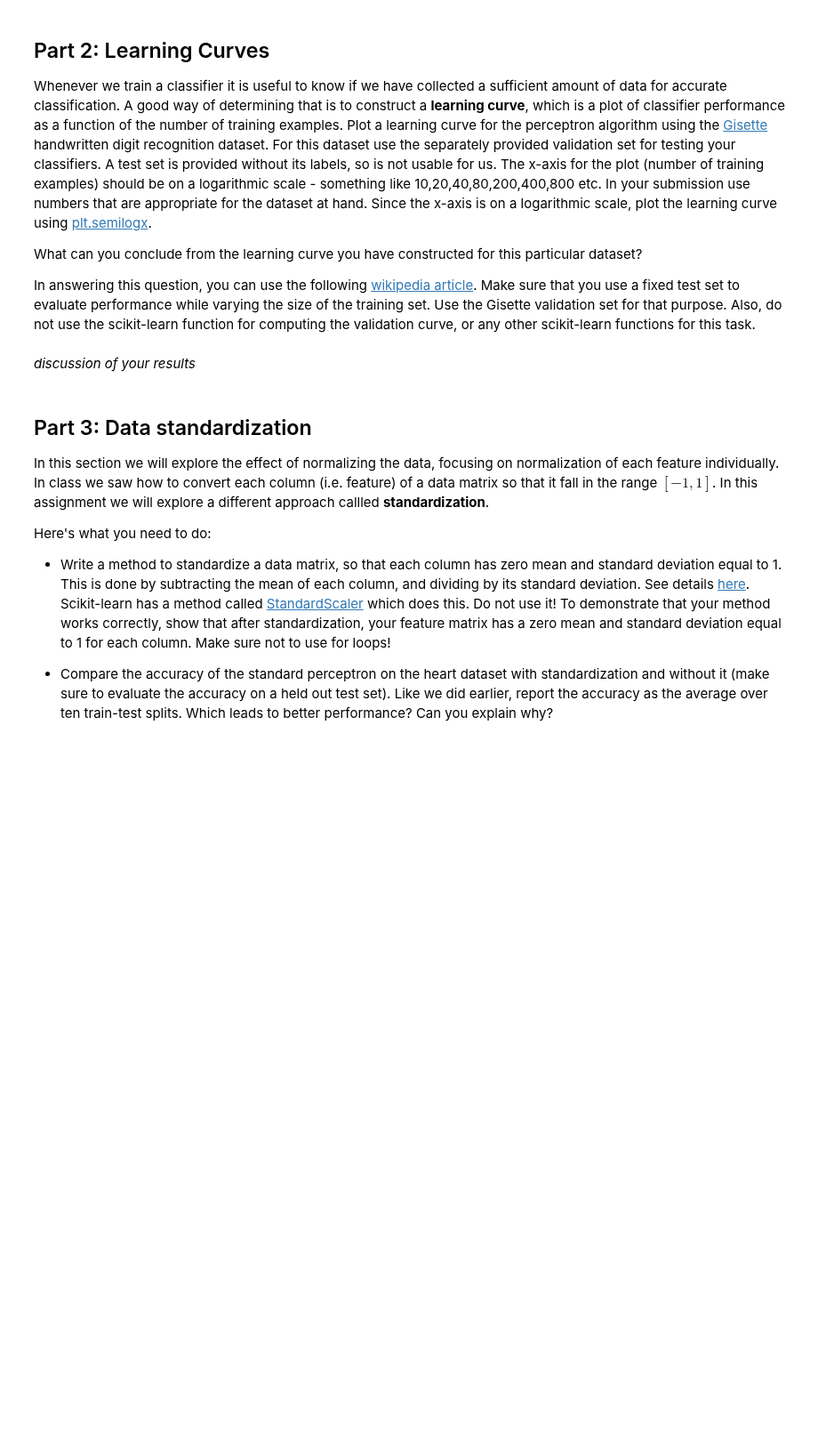
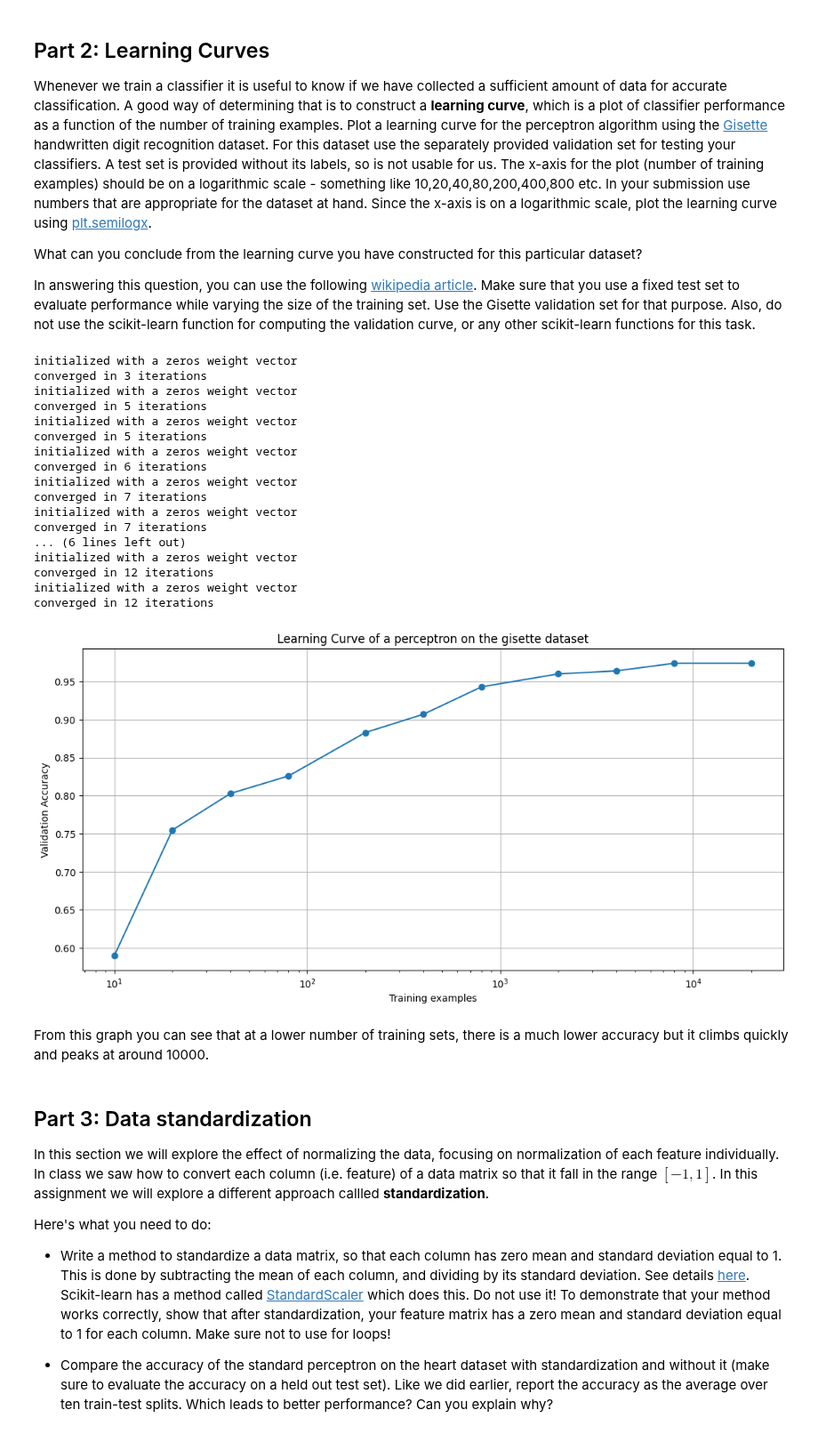
Before and after one commit to JmarlorCSU/CS345, a Jupyter notebook: assignment2.ipynb, the cells around one changed output. Shown at 89% size. Saved outputs shown, nothing was run; the diff lists cells and outputs as text; code cells hidden in the pictures; blank space fills up the shorter version.

```diff
--- a/assignment2.ipynb
+++ b/assignment2.ipynb
@@ -136,5 +301,49 @@ Also, do not use the scikit-learn function for computing the validation curve, o
-# %% [markdown]
-*discussion of your results*
+# %%
+X_train,y_train = load_gisette_train()
+X_valid,y_valid = load_gisette_test()
+# %%
+import matplotlib.pyplot as plt
+import numpy as np
+accuracies = []
+training_sizes = [10, 20, 40, 80, 200, 400, 800, 2000, 4000, 8000, 20000,]
+
+for size in training_sizes:
+    X_subset = X_train[:size]
+    y_subset = y_train[:size]
+
+    perceptron_model = perceptron(iterations=1000, learning_rate=0.2)
+    perceptron_model.fit(X_subset, y_subset)
+    y_pred = perceptron_model.predict(X_valid)
+    accuracy = np.mean(y_pred == y_valid)
+    accuracies.append(accuracy)
+
+fig = plt.figure(figsize=(13,6))
+plt.semilogx(training_sizes,accuracies, marker = 'o', linestyle='-')
+plt.xlabel("Training examples")
+plt.ylabel("Validation Accuracy")
+plt.title("Learning Curve of a perceptron on the gisette dataset")
+plt.grid(True)
+# %% [output]
+initialized with a zeros weight vector
+converged in 3 iterations
+initialized with a zeros weight vector
+converged in 5 iterations
+initialized with a zeros weight vector
+converged in 5 iterations
+initialized with a zeros weight vector
+converged in 6 iterations
+initialized with a zeros weight vector
+converged in 7 iterations
+initialized with a zeros weight vector
+converged in 7 iterations
+... (6 lines left out)
+initialized with a zeros weight vector
+converged in 12 iterations
+initialized with a zeros weight vector
+converged in 12 iterations
+[figure, added]
+# %% [markdown]
+From this graph you can see that at a lower number of training sets, there is a much lower accuracy but it climbs quickly and peaks at around 10000.
 # %% [markdown]
 ## Part 3:  Data standardization
 
```
Also changed, not shown: parts of 17 cells of this notebook, 8 other files.
